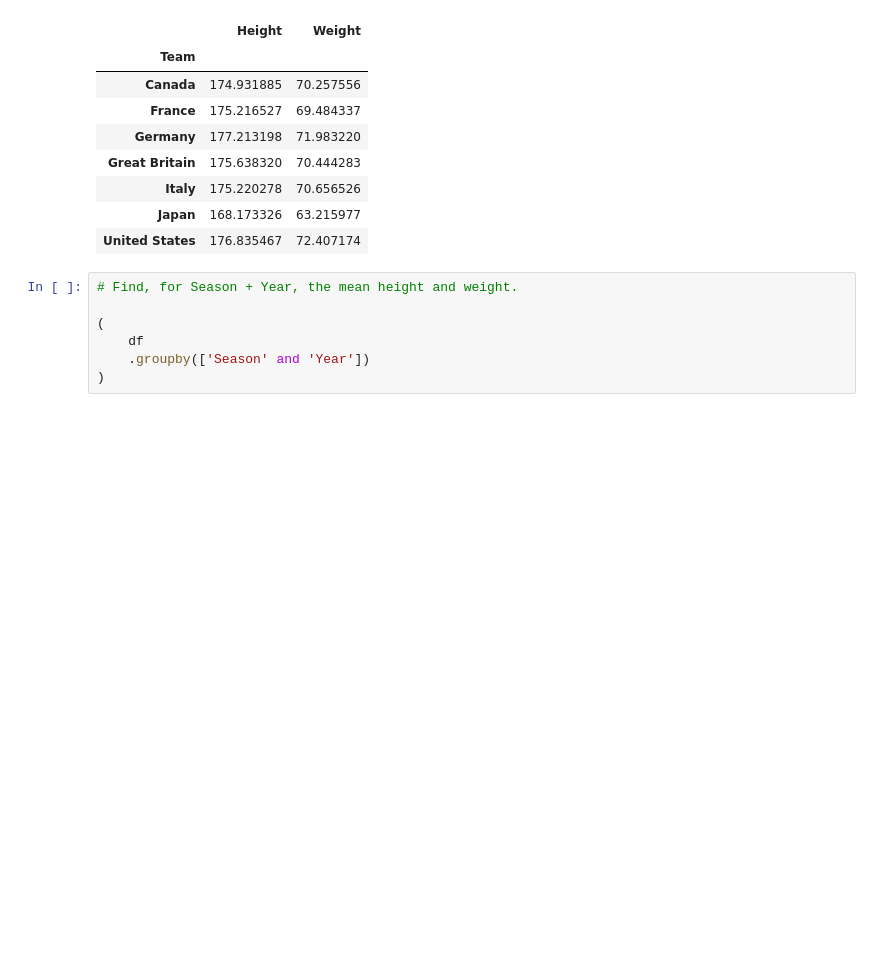
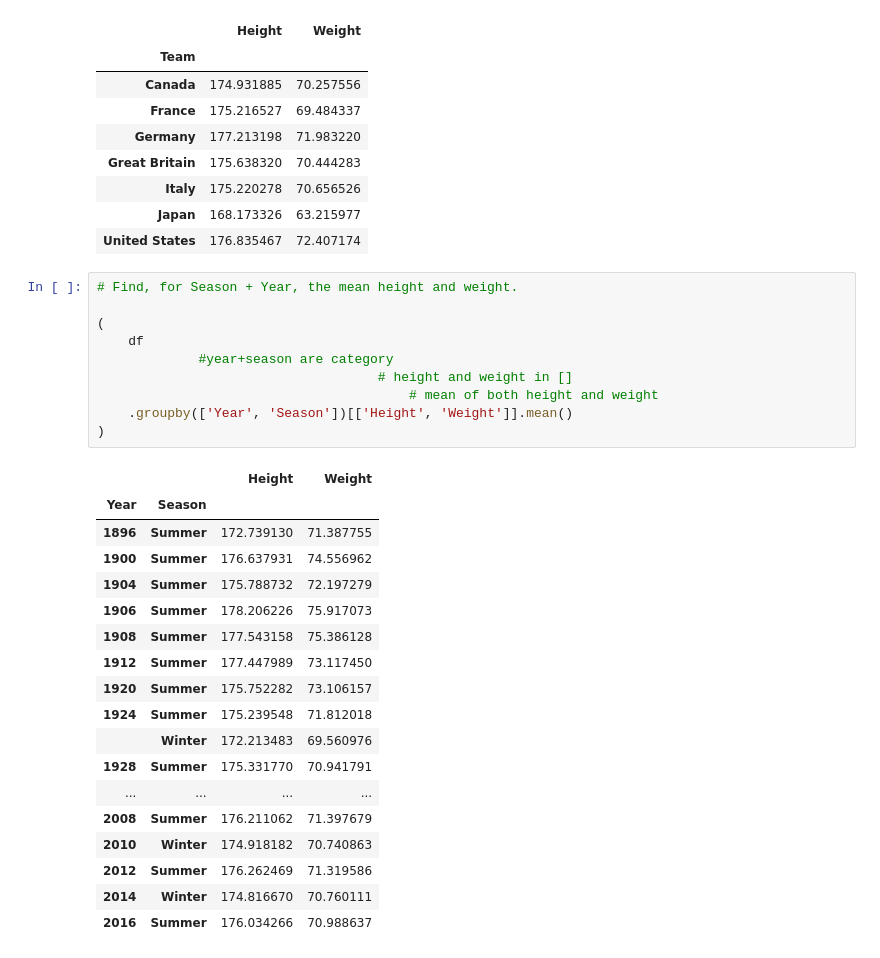
Before and after one commit to reuven/BDTMSD-Python-2026-07, a Jupyter notebook: BDTMSD-Python-2026-10-02.ipynb, the cells around one changed output. Cells and saved outputs as stored; diff of their text form; blank space fills up the shorter version.

```diff
--- a/BDTMSD-Python-2026-10-02.ipynb
+++ b/BDTMSD-Python-2026-10-02.ipynb
@@ -391,7 +391,29 @@ df
 # %%
 # Find, for Season + Year, the mean height and weight.
 
 (
     df
-    .groupby(['Season' and 'Year'])
+             #year+season are category
+                                    # height and weight in []
+                                        # mean of both height and weight
+    .groupby(['Year', 'Season'])[['Height', 'Weight']].mean()
 )
+# %% [output]
+|  |  | Height | Weight |
+| Year | Season |  |  |
+| 1896 | Summer | 172.739130 | 71.387755 |
+| 1900 | Summer | 176.637931 | 74.556962 |
+| 1904 | Summer | 175.788732 | 72.197279 |
+| 1906 | Summer | 178.206226 | 75.917073 |
+| 1908 | Summer | 177.543158 | 75.386128 |
+| 1912 | Summer | 177.447989 | 73.117450 |
+| 1920 | Summer | 175.752282 | 73.106157 |
+| 1924 | Summer | 175.239548 | 71.812018 |
+|  | Winter | 172.213483 | 69.560976 |
+| 1928 | Summer | 175.331770 | 70.941791 |
+| ... | ... | ... | ... |
+| 2008 | Summer | 176.211062 | 71.397679 |
+| 2010 | Winter | 174.918182 | 70.740863 |
+| 2012 | Summer | 176.262469 | 71.319586 |
+| 2014 | Winter | 174.816670 | 70.760111 |
+| 2016 | Summer | 176.034266 | 70.988637 |
```
